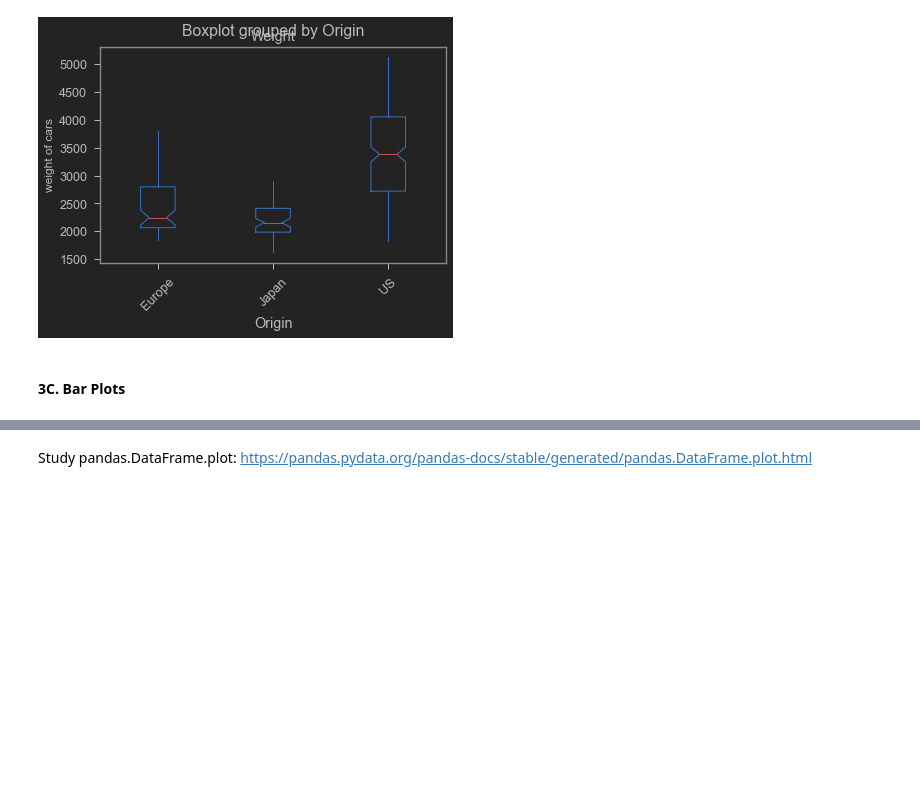
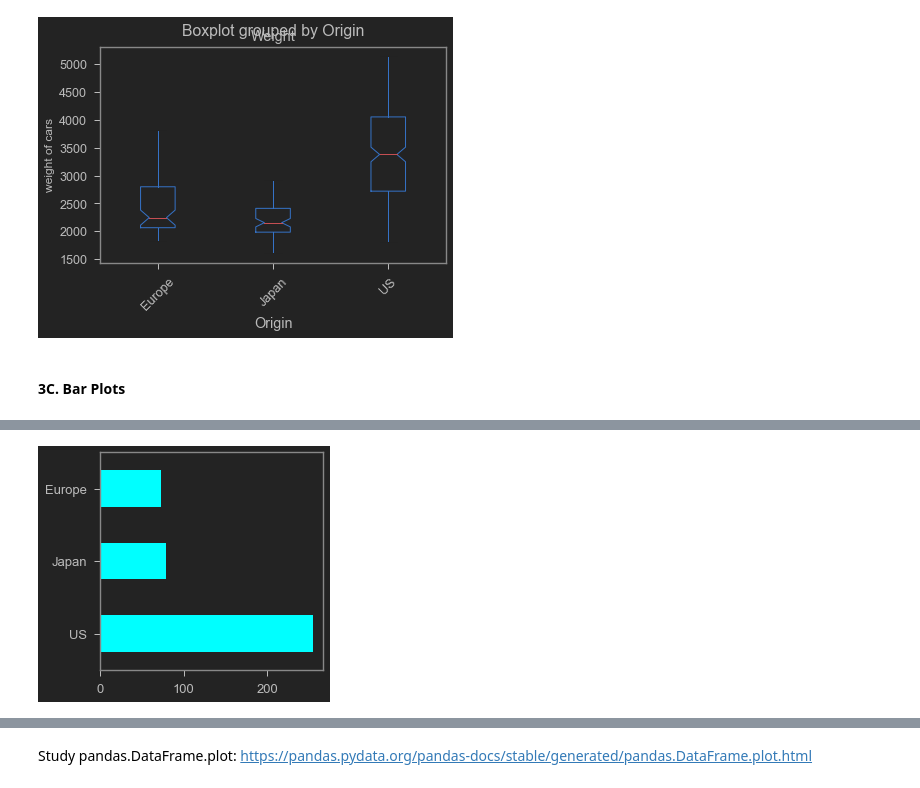
Before and after one commit to GouthamKumar-R/ML, a Jupyter notebook: D20 - IML/Class exercises/IML - S4 - Data Exploration & Data Manipulation .ipynb, the cells around one changed output, grey strips where cells are left out. Cells and saved outputs as stored; diff of their text form; code cells hidden in the pictures; blank space fills up the shorter version.

```diff
--- a/D20 - IML/Class exercises/IML - S4 - Data Exploration & Data Manipulation .ipynb
+++ b/D20 - IML/Class exercises/IML - S4 - Data Exploration & Data Manipulation .ipynb
@@ -421,0 +442,8 @@ plt.show()
+# %%
+cars['Origin'].value_counts().plot(kind = 'barh', #horizontal bars
+                                   figsize = (4,4),
+                                   color ='cyan',
+                                   fontsize = 13)
+plt.show()
+# %% [output]
+[figure, added]
```
Also changed, not shown: parts of 17 cells of this notebook.
